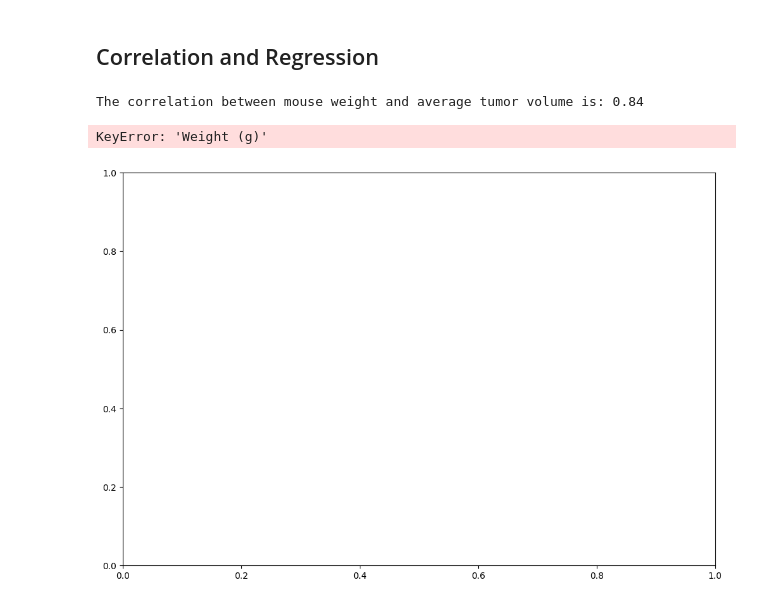
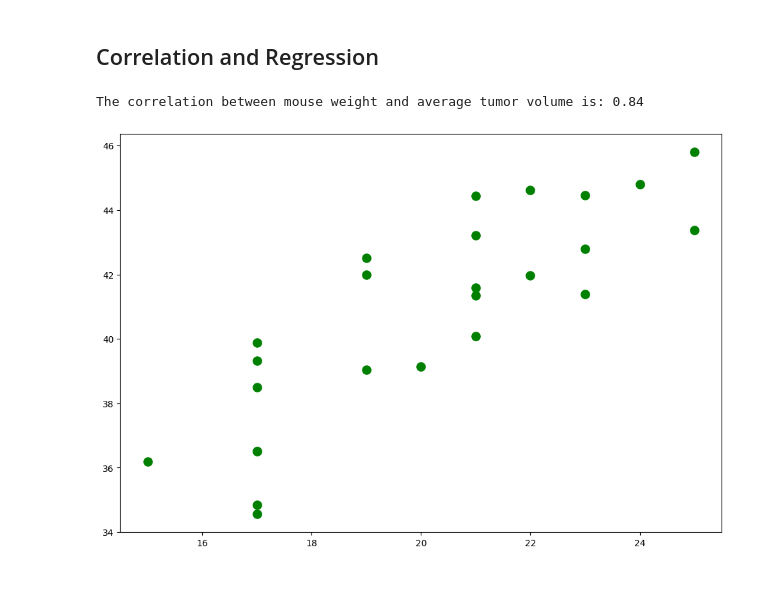
Before and after one commit to ctetreault13/Module-5-Matplotlib-visualizations, a Jupyter notebook: Pymaceuticals/pymaceuticals_starter.ipynb, the cells around one changed output. Cells and saved outputs as stored; diff of their text form; code cells hidden in the pictures.

```diff
--- a/Pymaceuticals/pymaceuticals_starter.ipynb
+++ b/Pymaceuticals/pymaceuticals_starter.ipynb
@@ -297,20 +304,19 @@ plt.show()
 # %%
 # Calculate the correlation coefficient and a linear regression model
 # for mouse weight and average observed tumor volume for the entire Capomulin regimen
 correlation = round(st.pearsonr(avg_capomulin_df['Weight (g)'],avg_capomulin_df['Tumor Volume (mm3)'])[0],2)
 print(f"The correlation between mouse weight and average tumor volume is: {correlation}")
 fig2, ax1 = plt.subplots(figsize=(12, 8))
-plt.scatter(average_tumor["Weight (g)"],average_tumor["Tumor Volume (mm3)"],s=90, color="red")
-plt.title("Correlation between Mouse weight & Average Tumor Volume",fontsize =20)
-plt.xlabel("Weight (g)", fontsize = 14)
-plt.ylabel("Average Tumor Volume (mm3)", fontsize = 14)
+plt.scatter(avg_capomulin_df["Weight (g)"],avg_capomulin_df["Tumor Volume (mm3)"],s=90, color="green")
+plt.title=("Correlation between Mouse weight & Average Tumor Volume")
+plt.xlabel=("Weight (g)")
+plt.ylabel=("Average Tumor Volume (mm3)")
 
 # plt.savefig("./Images/corr_scatterplot.png", bbox_inches = "tight")
 plt.show()
 # %% [output]
 The correlation between mouse weight and average tumor volume is: 0.84
-KeyError: 'Weight (g)'
-[figure, old version]
+[figure, new version]
 # %%
 # Add liniar regression equation and line to the scatter plot
 correlation = st.pearsonr (weight,avg_tumor_vol )
```
Also changed, not shown: parts of 9 cells of this notebook, 1 other file.
